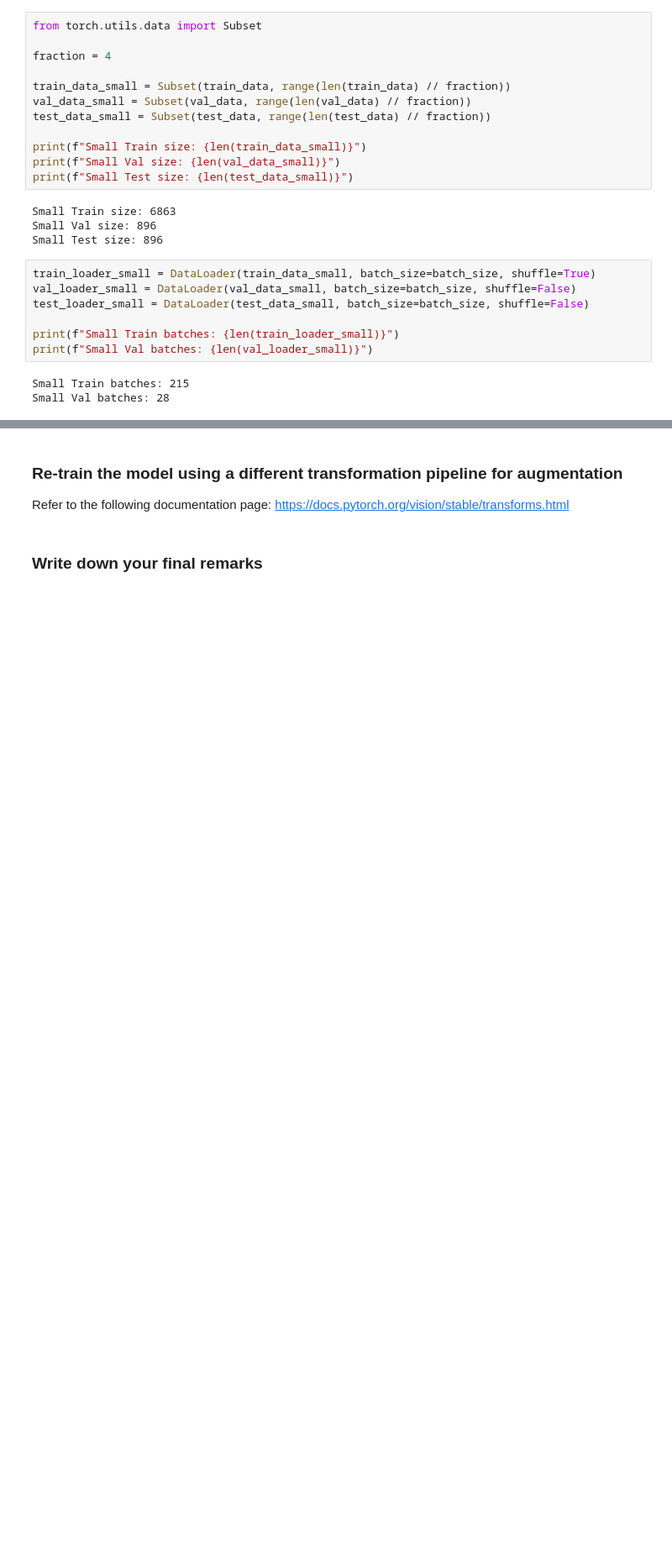
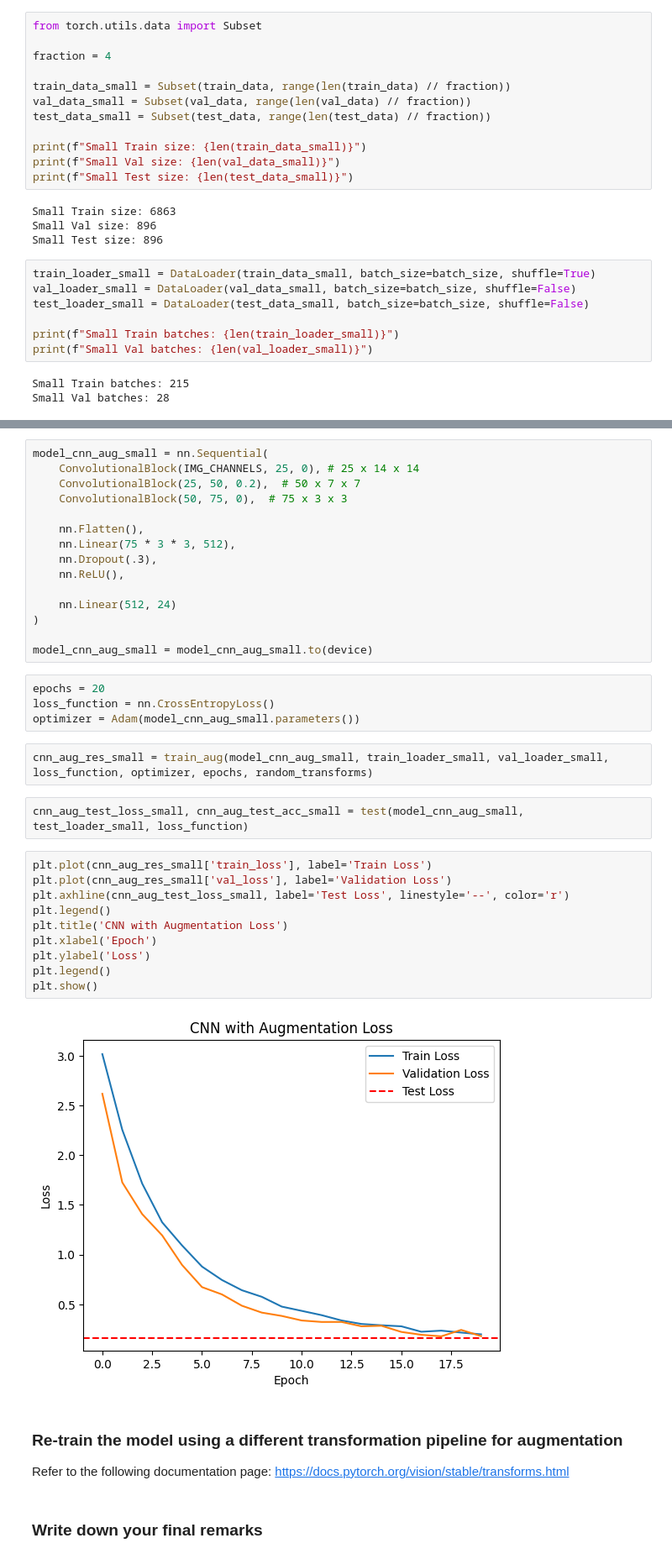
Before and after one commit to ivanovichGit/computacional, a Jupyter notebook: 6_augmentation/6_augmentation.ipynb, the cells around one changed output, grey strips where cells are left out. Shown at 84% size. Drawn from its saved outputs; the diff is of its cells as text; blank space fills up the shorter version.

```diff
--- a/6_augmentation/6_augmentation.ipynb
+++ b/6_augmentation/6_augmentation.ipynb
@@ -464,3 +502,38 @@ Small Val batches: 28
+# %%
+model_cnn_aug_small = nn.Sequential(
+    ConvolutionalBlock(IMG_CHANNELS, 25, 0), # 25 x 14 x 14
+    ConvolutionalBlock(25, 50, 0.2),  # 50 x 7 x 7
+    ConvolutionalBlock(50, 75, 0),  # 75 x 3 x 3
+
+    nn.Flatten(),
+    nn.Linear(75 * 3 * 3, 512),
+    nn.Dropout(.3),
+    nn.ReLU(),
+
+    nn.Linear(512, 24)
+)
+
+model_cnn_aug_small = model_cnn_aug_small.to(device)
+# %%
+epochs = 20
+loss_function = nn.CrossEntropyLoss()
+optimizer = Adam(model_cnn_aug_small.parameters())
+# %%
+cnn_aug_res_small = train_aug(model_cnn_aug_small, train_loader_small, val_loader_small, loss_function, optimizer, epochs, random_transforms)
+# %%
+cnn_aug_test_loss_small, cnn_aug_test_acc_small = test(model_cnn_aug_small, test_loader_small, loss_function)
+# %%
+plt.plot(cnn_aug_res_small['train_loss'], label='Train Loss')
+plt.plot(cnn_aug_res_small['val_loss'], label='Validation Loss')
+plt.axhline(cnn_aug_test_loss_small, label='Test Loss', linestyle='--', color='r')
+plt.legend()
+plt.title('CNN with Augmentation Loss')
+plt.xlabel('Epoch')
+plt.ylabel('Loss')
+plt.legend()
+plt.show()
+# %% [output]
+[figure, added]
 # %% [markdown]
 ### Re-train the model using a different transformation pipeline for augmentation
 
```
Also changed, not shown: parts of 9 cells of this notebook.
